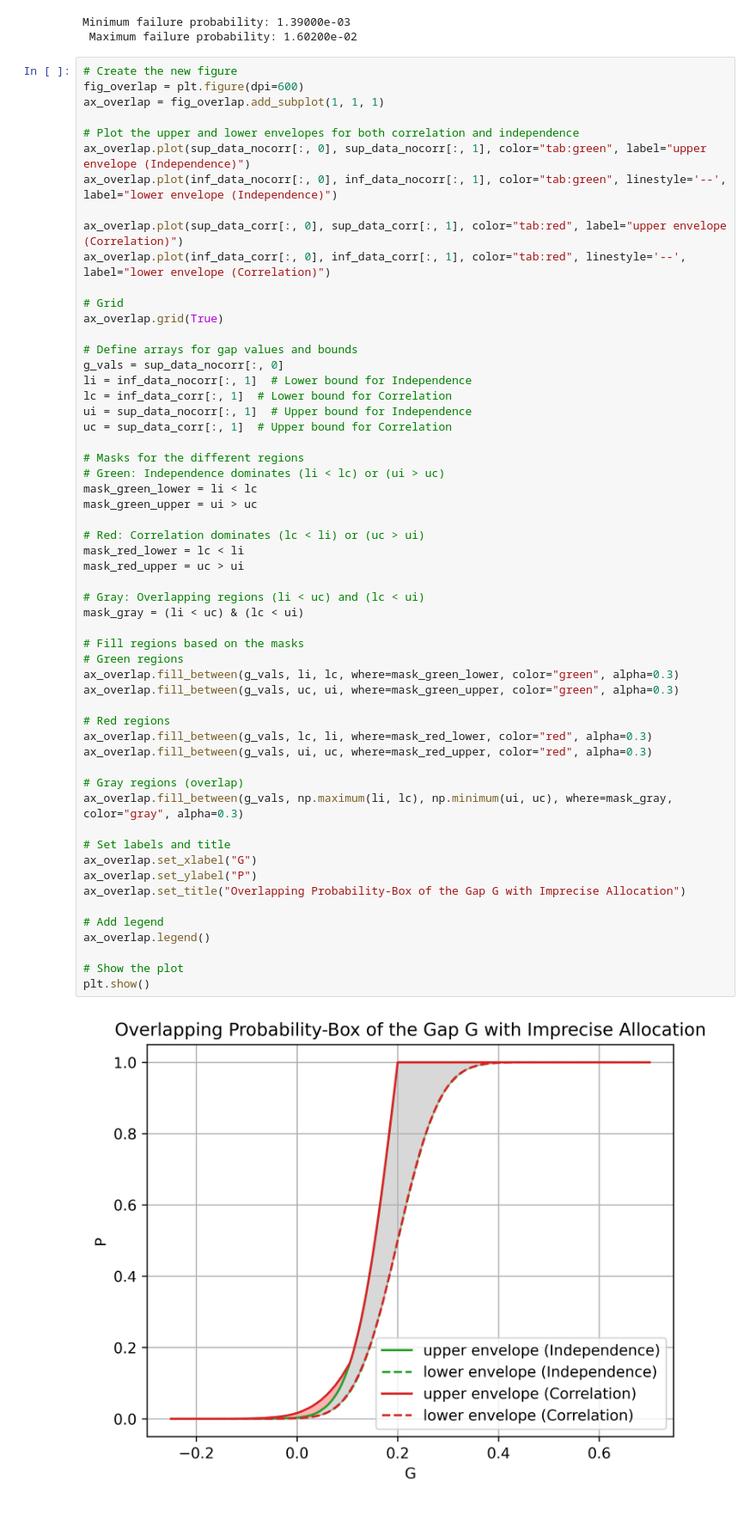
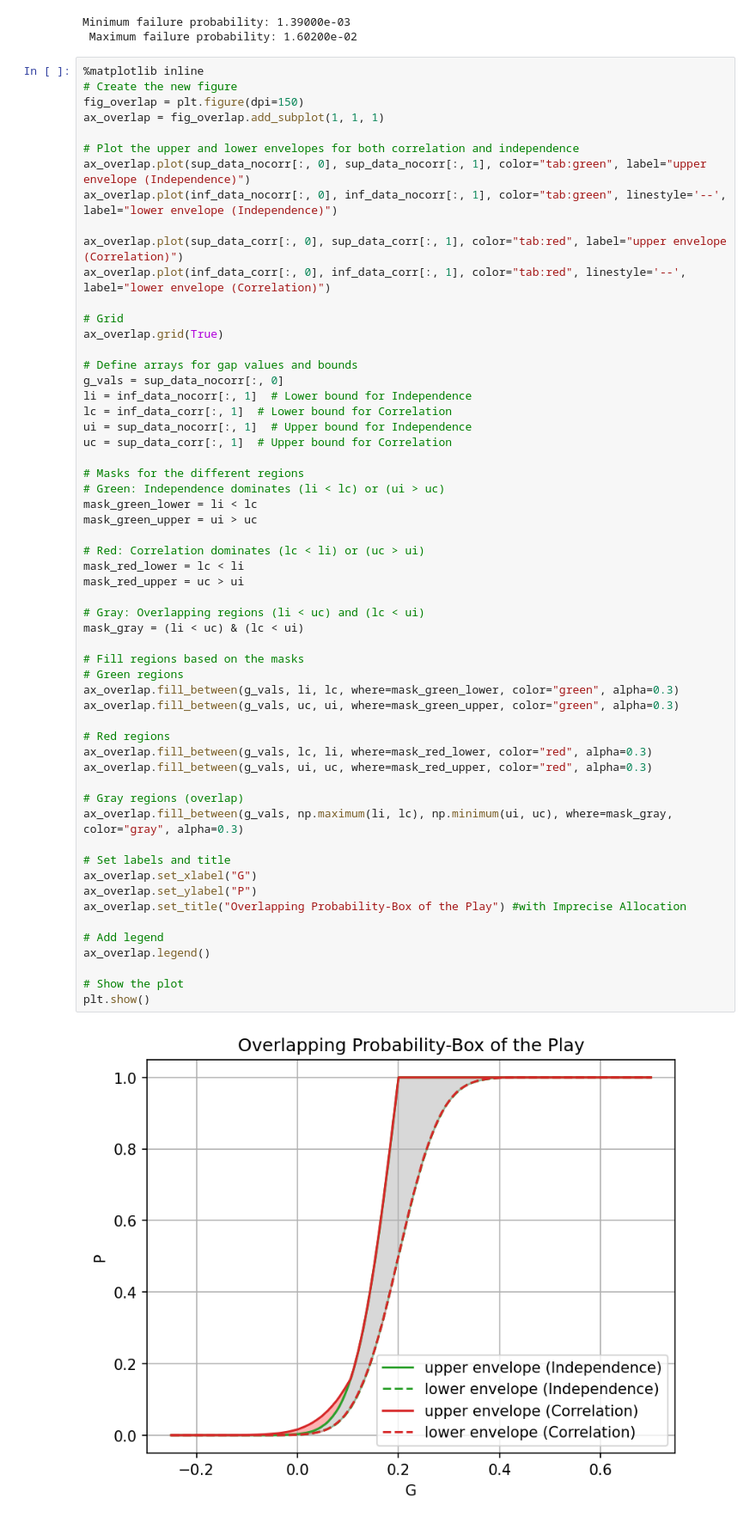
Before and after one commit to Kramer84/otaf, a Jupyter notebook: notebooks/AnalyticalModels/Analytical_2D_Reference_Assembly_4DOF_EX1.ipynb, the cells around one changed output. Shown: that part at 86% size. Cells and saved outputs as stored; diff of their text form.

```diff
--- a/notebooks/AnalyticalModels/Analytical_2D_Reference_Assembly_4DOF_EX1.ipynb
+++ b/notebooks/AnalyticalModels/Analytical_2D_Reference_Assembly_4DOF_EX1.ipynb
@@ -393,8 +393,9 @@ print(f"Minimum failure probability: {pf_min:.5e}\n Maximum failure probability:
 Minimum failure probability: 1.39000e-03
  Maximum failure probability: 1.60200e-02
 # %%
+%matplotlib inline
 # Create the new figure
-fig_overlap = plt.figure(dpi=600)
+fig_overlap = plt.figure(dpi=150)
 ax_overlap = fig_overlap.add_subplot(1, 1, 1)
 
 # Plot the upper and lower envelopes for both correlation and independence
@@ -421,32 +422,32 @@ mask_green_upper = ui > uc
 
 # Red: Correlation dominates (lc < li) or (uc > ui)
 mask_red_lower = lc < li
 mask_red_upper = uc > ui
 
 # Gray: Overlapping regions (li < uc) and (lc < ui)
 mask_gray = (li < uc) & (lc < ui)
 
 # Fill regions based on the masks
 # Green regions
 ax_overlap.fill_between(g_vals, li, lc, where=mask_green_lower, color="green", alpha=0.3)
 ax_overlap.fill_between(g_vals, uc, ui, where=mask_green_upper, color="green", alpha=0.3)
 
 # Red regions
 ax_overlap.fill_between(g_vals, lc, li, where=mask_red_lower, color="red", alpha=0.3)
 ax_overlap.fill_between(g_vals, ui, uc, where=mask_red_upper, color="red", alpha=0.3)
 
 # Gray regions (overlap)
 ax_overlap.fill_between(g_vals, np.maximum(li, lc), np.minimum(ui, uc), where=mask_gray, color="gray", alpha=0.3)
 
 # Set labels and title
 ax_overlap.set_xlabel("G")
 ax_overlap.set_ylabel("P")
-ax_overlap.set_title("Overlapping Probability-Box of the Gap G with Imprecise Allocation")
+ax_overlap.set_title("Overlapping Probability-Box of the Play") #with Imprecise Allocation
 
 # Add legend
 ax_overlap.legend()
 
 # Show the plot
 plt.show()
 # %% [output]
-[figure, old version]
+[figure, new version]
```
Also changed, not shown: parts of 1 cell of this notebook, 12 other files.
